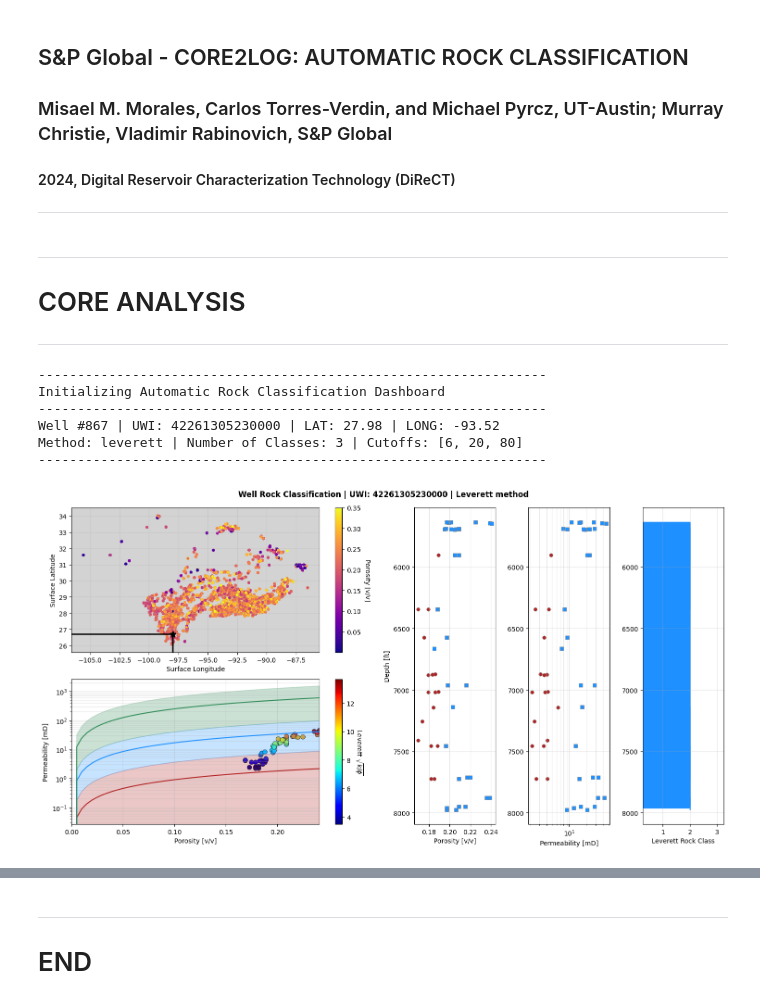
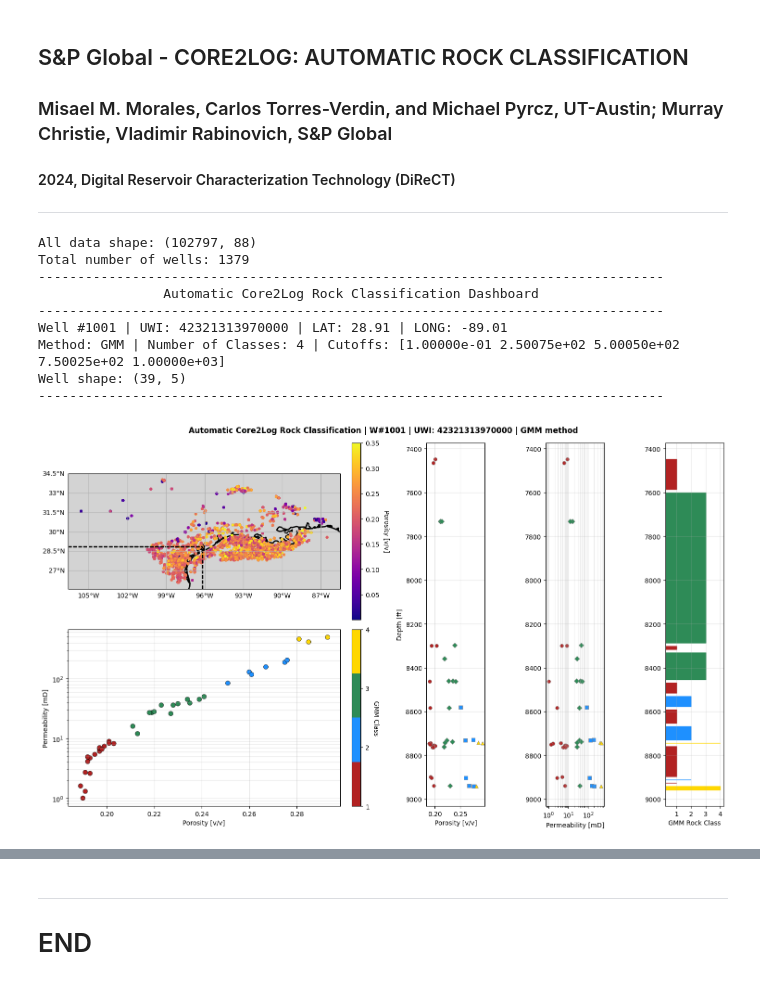
Before and after one commit to misaelmmorales/AutoPetrophysics-GOM-CCS, a Jupyter notebook: spglobal_misael_arc.ipynb, the cells around one changed output, grey strips where cells are left out. Cells and saved outputs as stored; diff of their text form; code cells hidden in the pictures.

```diff
--- a/spglobal_misael_arc.ipynb
+++ b/spglobal_misael_arc.ipynb
@@ -8,4 +5,0 @@ from auto_rock_classification import *
-# %% [markdown]
-***
-# CORE ANALYSIS
-***
@@ -237,10 +6,15 @@ def c2l_dashboard(well_number:int=0, method='leverett',
-# %%
-d = c2l_dashboard(867, method='leverett', cutoffs=[6, 20, 80])
-# %% [output]
------------------------------------------------------------------
-Initializing Automatic Rock Classification Dashboard
------------------------------------------------------------------
-Well #867 | UWI: 42261305230000 | LAT: 27.98 | LONG: -93.52
-Method: leverett | Number of Classes: 3 | Cutoffs: [6, 20, 80]
------------------------------------------------------------------
-[figure, removed]
+# %%
+from auto_rock_classification import *
+arc = RockClassification(well_number=1001, method='gmm')
+arc.run_dashboard()
+# %% [output]
+All data shape: (102797, 88)
+Total number of wells: 1379
+--------------------------------------------------------------------------------
+                Automatic Core2Log Rock Classification Dashboard
+--------------------------------------------------------------------------------
+Well #1001 | UWI: 42321313970000 | LAT: 28.91 | LONG: -89.01
+Method: GMM | Number of Classes: 4 | Cutoffs: [1.00000e-01 2.50075e+02 5.00050e+02 7.50025e+02 1.00000e+03]
+Well shape: (39, 5)
+--------------------------------------------------------------------------------
+[figure, added]
```
Also changed, not shown: parts of 5 cells of this notebook, 7 other files.
